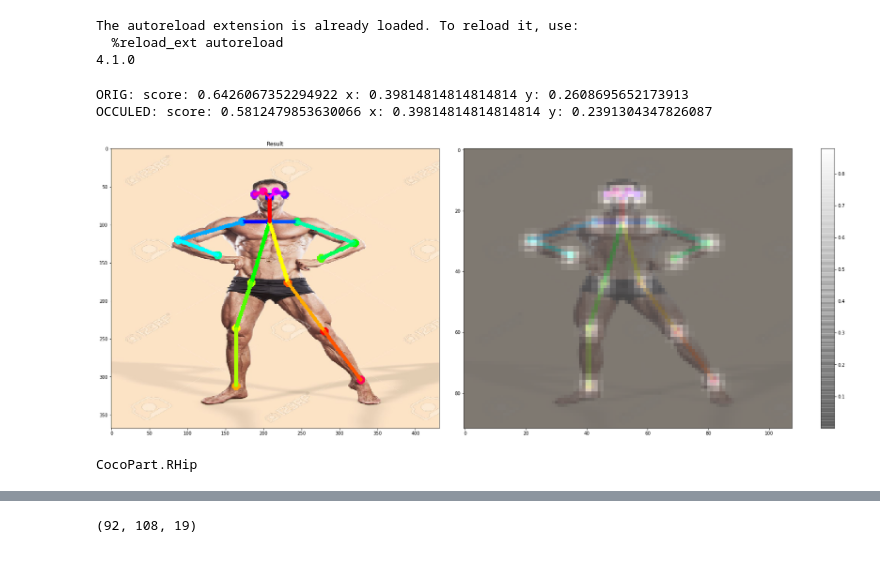
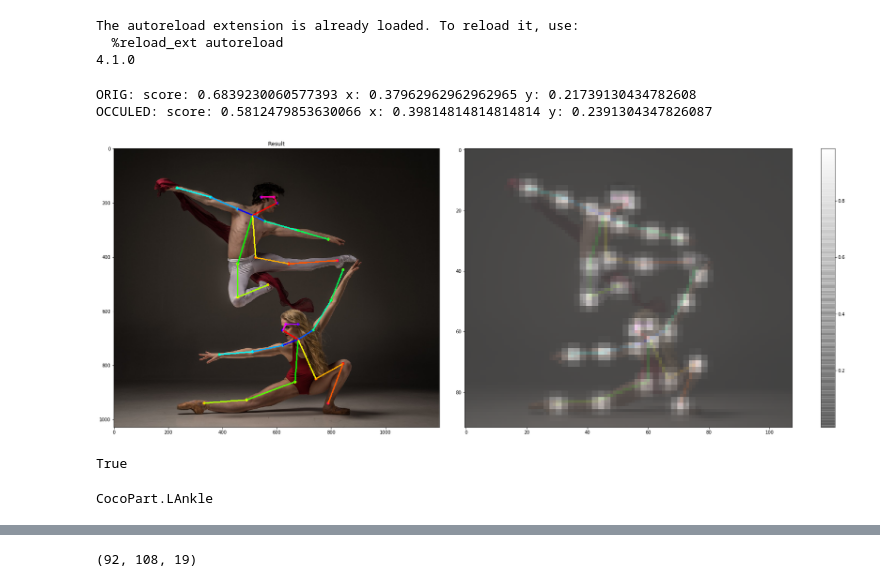
Before and after one commit to alexus37/MasterThesisCode, a Jupyter notebook: experiments/openPose/01_Understand.ipynb, the cells around one changed output, grey strips where cells are left out. Saved outputs shown, nothing was run; the diff lists cells and outputs as text; code cells hidden in the pictures.

Commit message:
Wrok pn open pose results

```diff
--- a/experiments/openPose/01_Understand.ipynb
+++ b/experiments/openPose/01_Understand.ipynb
@@ -47,10 +48,11 @@ The autoreload extension is already loaded. To reload it, use:
 # %%
 # params 432, 368
 w, h = 432, 368
-image_path = '../data/images/muscle.jpg'
+image_path = '../data/images/ballet_woman_man_dance_dancer-145734.jpg'
 image_path_black = '../data/images/muscle_black1.jpg'
 model = 'cmu'
 resize_out_ratio = 2.0
+image_orig_size = common.read_imgfile(image_path)
 image = common.read_imgfile(image_path, w, h)
 image_black = common.read_imgfile(image_path_black, w, h)
 # %%
@@ -69,16 +71,22 @@ print(f'ORIG: score: {part.score} x: {part.x} y: {part.y} ')
 part = humans_black[0].body_parts[CocoPart.RShoulder.value]
 print(f'OCCULED: score: {part.score} x: {part.x} y: {part.y} ')
 # %% [output]
-ORIG: score: 0.6426067352294922 x: 0.39814814814814814 y: 0.2608695652173913
+ORIG: score: 0.6839230060577393 x: 0.37962962962962965 y: 0.21739130434782608
 OCCULED: score: 0.5812479853630066 x: 0.39814814814814814 y: 0.2391304347826087
 # %%
 # estimate human poses from a single image !
 humans_orig = e.inference(image, resize_to_default=(
     w > 0 and h > 0), upsample_size=resize_out_ratio)
 # run again with parameters passed
-plot_pose(image, humans_orig, e.heatMat)
+plot_pose(image_orig_size, humans_orig, e.heatMat)
 # %% [output]
-[figure, old version]
+[figure, new version]
+# %%
+# save Pose
+image_result = TfPoseEstimator.draw_humans(image_orig_size, humans_orig, imgcopy=True)
+cv2.imwrite('../results/plots/ballet_with_pose.png', image_result)
+# %% [output]
+True
 # %%
 # find part with smallest score
 cur_min = 1.0
@@ -90,7 +98,7 @@ for body_part in humans[0].body_parts.keys():
 
 print(part.get_part_name())
 # %% [output]
-CocoPart.RHip
+CocoPart.LAnkle
 # %%
 # REBUILD PEAKS
 
```
Also changed, not shown: parts of 3 cells of this notebook, 1 other file.
